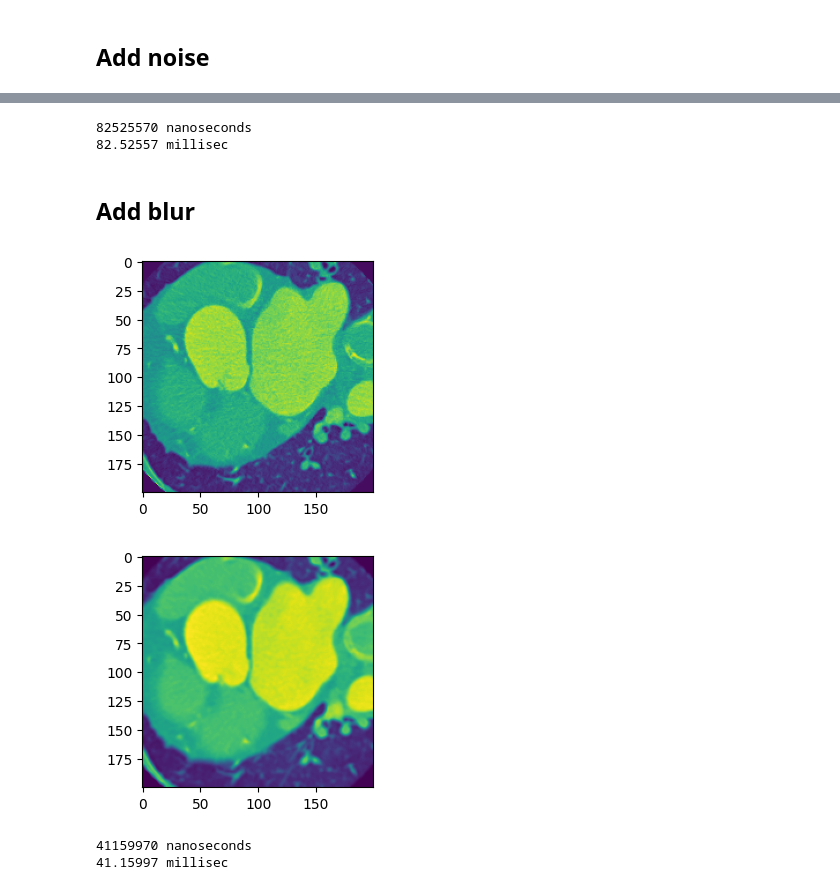
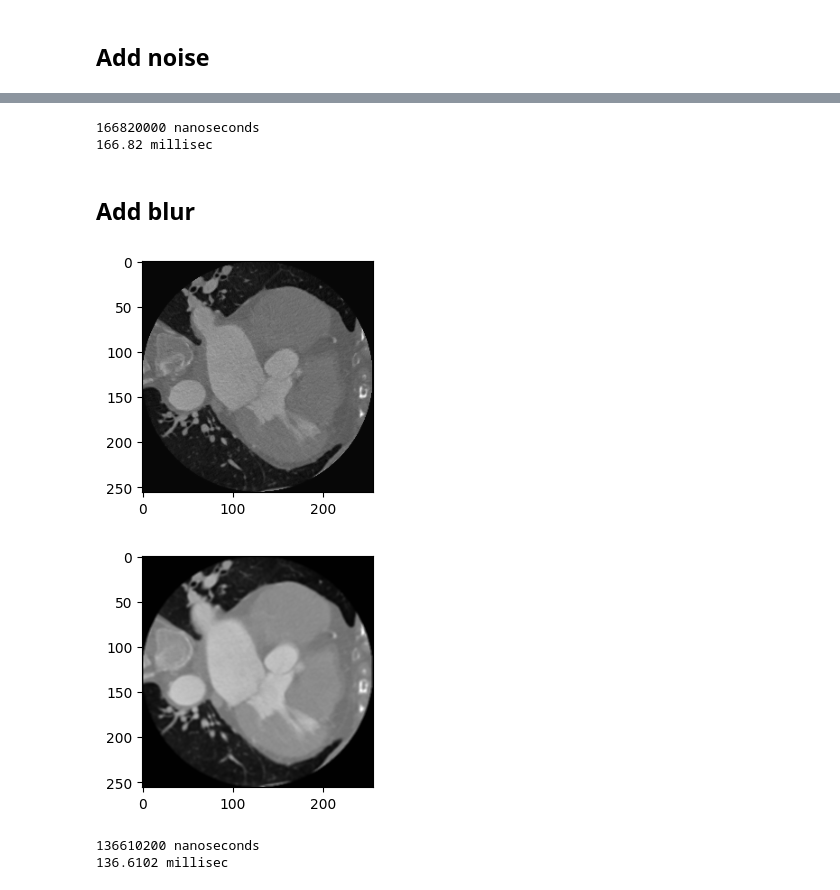
Before and after one commit to FenixFly/3d_augmentations_execute_time, a Jupyter notebook: bench_numpy.ipynb, the cells around one changed output, grey strips where cells are left out. Drawn from its saved outputs; the diff is of its cells as text; code cells hidden in the pictures.

```diff
--- a/bench_numpy.ipynb
+++ b/bench_numpy.ipynb
@@ -13,9 +13,9 @@ print(bench_data.shape)
 # %% [markdown]
 ## Benchmark Flip
 # %%
-plt.imshow(bench_data[0][:,:,54])
+plt.imshow(bench_data[0][:,:,64], cmap='gray')
 plt.show()
-bench_data = np.flip(bench_data, axis=2)
-plt.imshow(bench_data[0][:,:,54])
+res = np.flip(bench_data, axis=2)
+plt.imshow(res[0][:,:,64], cmap='gray')
 plt.show()
 # %% [output]
@@ -41,9 +41,9 @@ print((float(time/1000000) / 1000000), 'millisec')
 # %% [markdown]
 ## Benchmark Crop
 # %%
-plt.imshow(bench_data[0][:,:,64])
+plt.imshow(bench_data[0][:,:,64], cmap='gray')
 plt.show()
-bench_data = bench_data[:,28:228,28:228,14:114]
-plt.imshow(bench_data[0][:,:,50])
+res = bench_data[:,28:228,28:228,14:114]
+plt.imshow(res[0][:,:,50], cmap='gray')
 plt.show()
 # %% [output]
@@ -122,21 +122,21 @@ time = np.timedelta64(time, 'ns')
 print(time / 100)
 print((float(time/100) / 1000000), 'millisec')
 # %% [output]
-82525570 nanoseconds
-82.52557 millisec
+166820000 nanoseconds
+166.82 millisec
 # %% [markdown]
 ## Add blur
 # %%
 from scipy.ndimage import gaussian_filter
 # %%
-plt.imshow(bench_data[0][:,:,64])
+plt.imshow(bench_data[0][:,:,64], cmap='gray')
 plt.show()
 res = gaussian_filter(bench_data[0], sigma=10, radius = 1)
-plt.imshow(res[:,:,64])
+plt.imshow(res[:,:,64], cmap='gray')
 plt.show()
 # %% [output]
-[figure, old version]
+[figure, new version]
-[figure, old version]
+[figure, new version]
 # %%
 start_time = datetime.now()
 
@@ -149,5 +149,5 @@ time = np.timedelta64(time, 'ns')
 print(time / 100)
 print((float(time/100) / 1000000), 'millisec')
 # %% [output]
-41159970 nanoseconds
-41.15997 millisec
+136610200 nanoseconds
+136.6102 millisec
```
Also changed, not shown: parts of 7 cells of this notebook.
